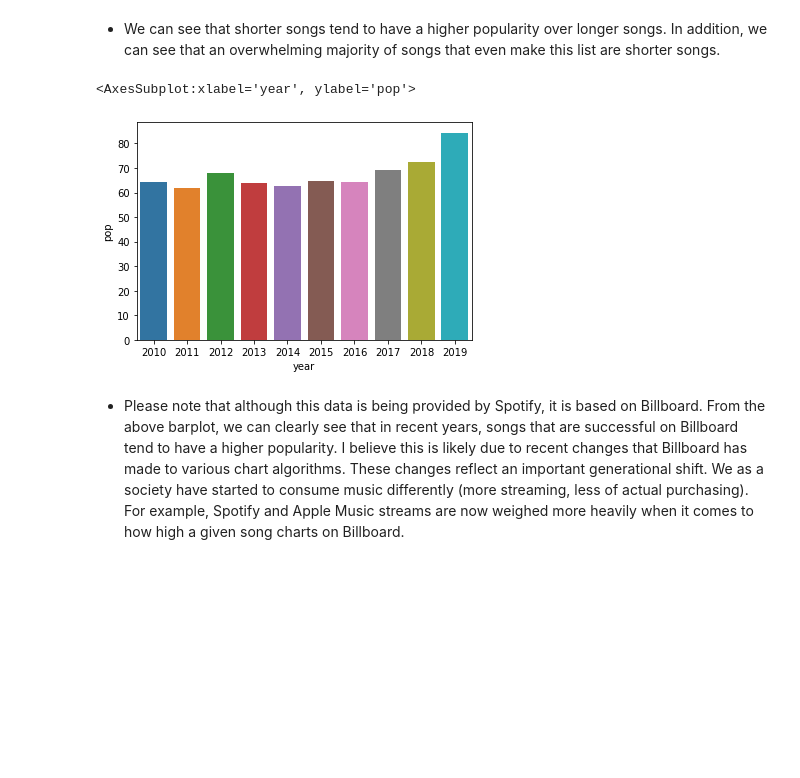
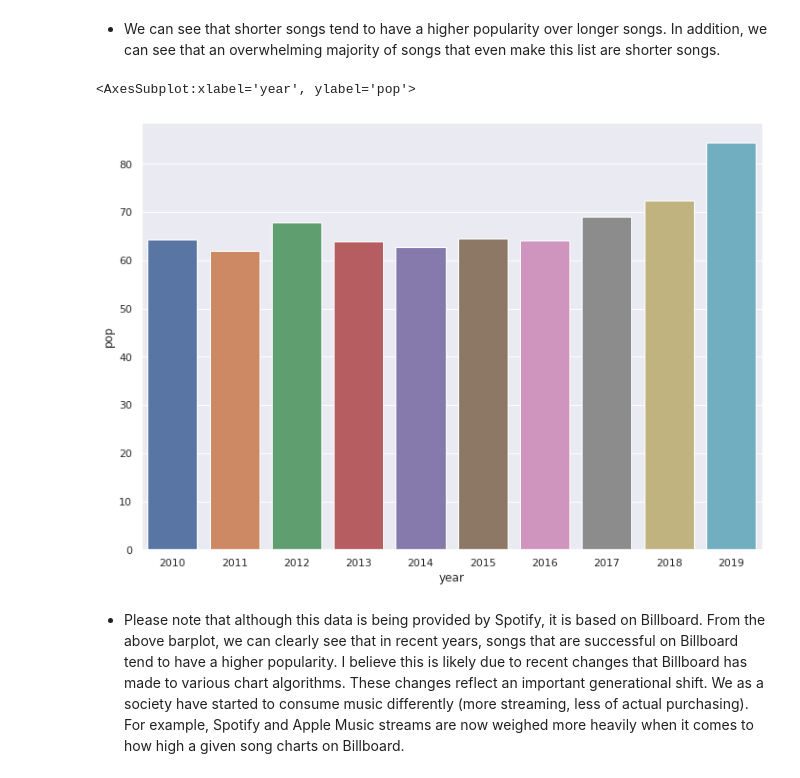
Before and after one commit to Seon2020/Data-Visualization, a Jupyter notebook: viz-b.ipynb, the cells around one changed output. Saved outputs shown, nothing was run; the diff lists cells and outputs as text; code cells hidden in the pictures; blank space fills up the shorter version.

```diff
--- a/viz-b.ipynb
+++ b/viz-b.ipynb
@@ -24,10 +24,11 @@ sns.relplot(x='year', y='pop', hue='dur', data=top_spot_songs)
 # %% [markdown]
 - We can see that shorter songs tend to have a higher popularity over longer songs. In addition, we can see that an overwhelming majority of songs that even make this list are shorter songs.
 # %%
+sns.set(rc={'figure.figsize':(11.7,8.27)})
 sns.barplot(x='year', y='pop', data=top_spot_songs, ci=None)
 # %% [output]
 <AxesSubplot:xlabel='year', ylabel='pop'>
-[figure, old version]
+[figure, new version]
 # %% [markdown]
 - Please note that although this data is being provided by Spotify, it is based on Billboard. From the above barplot, we can clearly see that in recent years, songs that are successful on Billboard tend to have a higher popularity. I believe this is likely due to recent changes that Billboard has made to various chart algorithms. These changes reflect an important generational shift. We as a society have started to consume music differently (more streaming, less of actual purchasing). For example, Spotify and Apple Music streams are now weighed more heavily when it comes to how high a given song charts on Billboard.
 # %%
```
Also changed, not shown: parts of 5 cells of this notebook.
